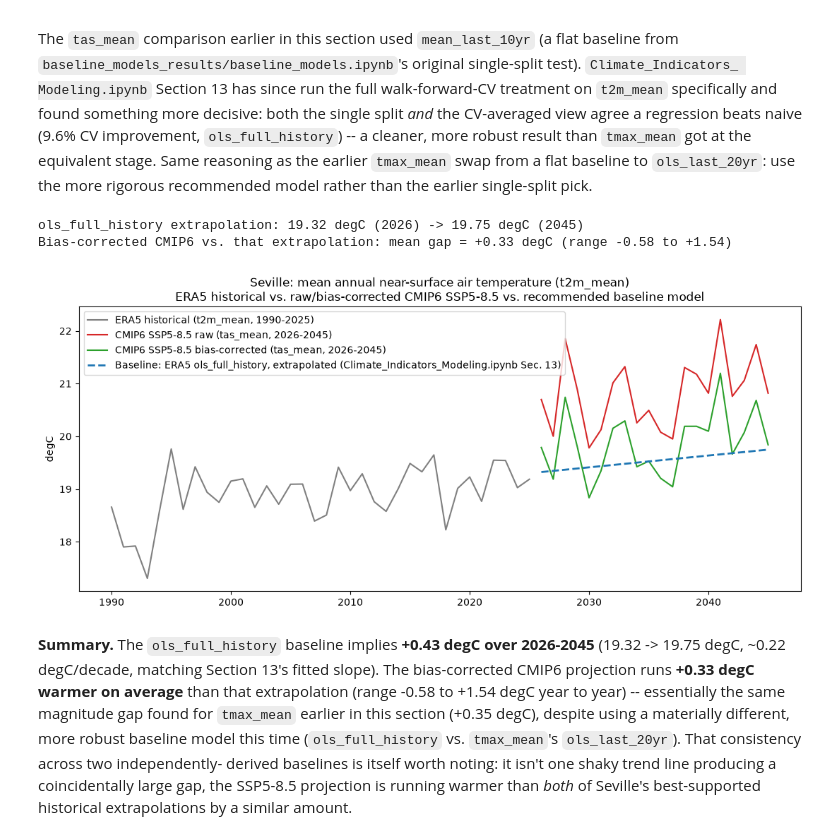
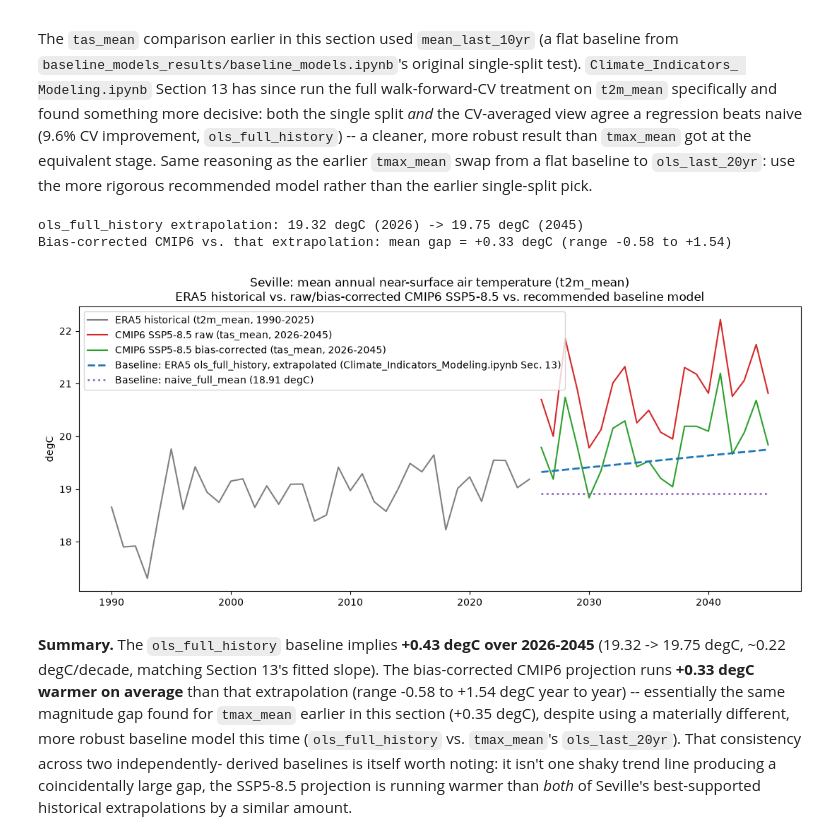
Before and after one commit to kazaraba/SECS_capstone_project, a Jupyter notebook: Projected_SSP5-8.5/notebooks/seville_cmip6_projection_eda.ipynb, the cells around one changed output. Cells and saved outputs as stored; diff of their text form; code cells hidden in the pictures.

```diff
--- a/Projected_SSP5-8.5/notebooks/seville_cmip6_projection_eda.ipynb
+++ b/Projected_SSP5-8.5/notebooks/seville_cmip6_projection_eda.ipynb
@@ -1145,6 +1151,7 @@ era5_fwi_annual = pd.read_csv("../../Historical/eda_outputs/seville/seville_fwi_
 last_full_t2m = era5_annual["t2m_mean"]
 lr_t2m = stats.linregress(last_full_t2m.index.values.astype(float), last_full_t2m.values.astype(float))
 t2m_ols_extrapolated = lr_t2m.intercept + lr_t2m.slope * proj_years
+baseline_naive_full_t2m = era5_annual["t2m_mean"].mean()
 
 t2m_mean_compare = pd.DataFrame({
     "era5_historical": era5_annual["t2m_mean"],
@@ -1153,34 +1160,39 @@ t2m_mean_compare = pd.DataFrame({
 })
 t2m_mean_compare["baseline_ols_full_history"] = pd.Series(
     t2m_ols_extrapolated, index=annual_summary.index).reindex(t2m_mean_compare.index)
+t2m_mean_compare["baseline_naive_full_mean"] = pd.Series(
+    baseline_naive_full_t2m, index=annual_summary.index).reindex(t2m_mean_compare.index)
 t2m_mean_compare.to_csv(OUT / "seville_t2m_mean_era5_vs_cmip6_raw_vs_corrected_v2.csv")
 
 print(f"ols_full_history extrapolation: {t2m_mean_compare.loc[2026, 'baseline_ols_full_history']:.2f} degC (2026) "
       f"-> {t2m_mean_compare.loc[2045, 'baseline_ols_full_history']:.2f} degC (2045)")
 gap_t2m = t2m_mean_compare.loc[annual_summary.index, "cmip6_biascorrected"] - t2m_mean_compare.loc[annual_summary.index, "baseline_ols_full_history"]
 print(f"Bias-corrected CMIP6 vs. that extrapolation: mean gap = {gap_t2m.mean():+.2f} degC "
       f"(range {gap_t2m.min():+.2f} to {gap_t2m.max():+.2f})")
 
 fig, ax = plt.subplots(figsize=(11, 5))
 ax.plot(t2m_mean_compare.index, t2m_mean_compare["era5_historical"],
         label="ERA5 historical (t2m_mean, 1990-2025)", color="gray")
 ax.plot(t2m_mean_compare.index, t2m_mean_compare["cmip6_raw"],
         label="CMIP6 SSP5-8.5 raw (tas_mean, 2026-2045)", color="tab:red")
 ax.plot(t2m_mean_compare.index, t2m_mean_compare["cmip6_biascorrected"],
         label="CMIP6 SSP5-8.5 bias-corrected (tas_mean, 2026-2045)", color="tab:green")
 ax.plot(annual_summary.index, t2m_mean_compare.loc[annual_summary.index, "baseline_ols_full_history"],
         "--", linewidth=2, color="tab:blue",
         label="Baseline: ERA5 ols_full_history, extrapolated (Climate_Indicators_Modeling.ipynb Sec. 13)")
+ax.plot(annual_summary.index, t2m_mean_compare.loc[annual_summary.index, "baseline_naive_full_mean"],
+        ":", linewidth=2, color="tab:purple",
+        label=f"Baseline: naive_full_mean ({baseline_naive_full_t2m:.2f} degC)")
 ax.set_ylabel("degC")
 ax.set_title("Seville: mean annual near-surface air temperature (t2m_mean)\n"
              "ERA5 historical vs. raw/bias-corrected CMIP6 SSP5-8.5 vs. recommended baseline model")
 ax.legend()
 plt.tight_layout()
 plt.show()
 # %% [output]
 ols_full_history extrapolation: 19.32 degC (2026) -> 19.75 degC (2045)
 Bias-corrected CMIP6 vs. that extrapolation: mean gap = +0.33 degC (range -0.58 to +1.54)
-[figure, old version]
+[figure, new version]
 # %% [markdown]
 **Summary.** The `ols_full_history` baseline implies **+0.43 degC over 2026-2045**
 (19.32 -> 19.75 degC, ~0.22 degC/decade, matching Section 13's fitted slope). The bias-corrected CMIP6
```
Also changed, not shown: parts of 1 cell of this notebook, 8 other files.
